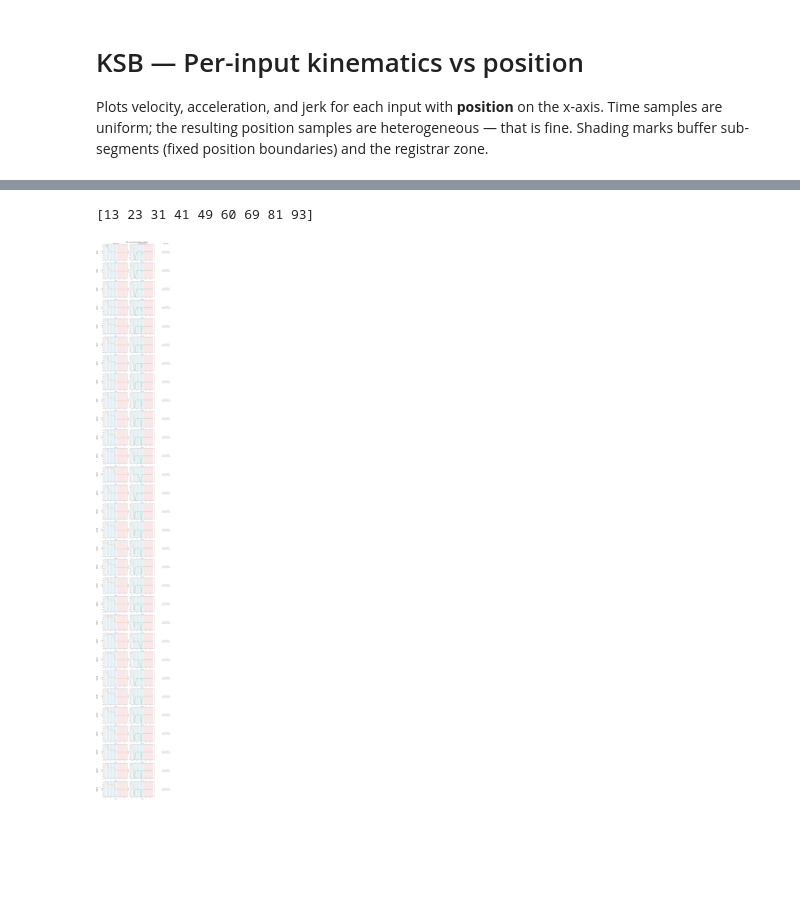
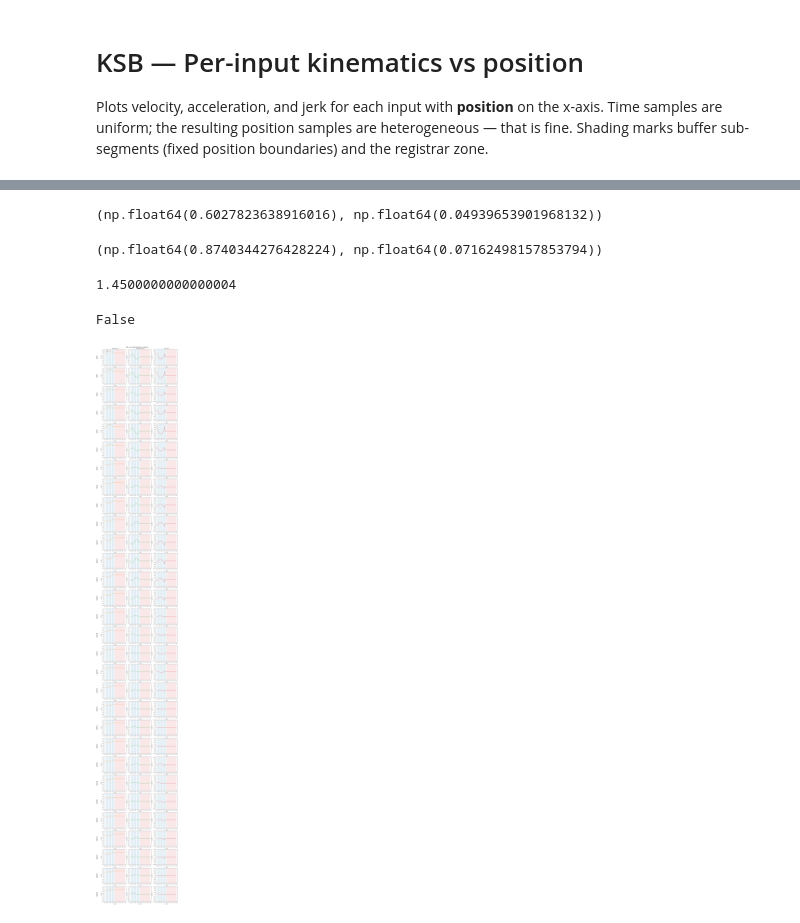
Before and after one commit to JvPost/Portfolio, a Jupyter notebook: ksb/notebooks/plot_inputs_vs_position.ipynb, the cells around one changed output, grey strips where cells are left out. Drawn from its saved outputs; the diff is of its cells as text; code cells hidden in the pictures; blank space fills up the shorter version.

```diff
--- a/ksb/notebooks/plot_inputs_vs_position.ipynb
+++ b/ksb/notebooks/plot_inputs_vs_position.ipynb
@@ -43,2 +43,12 @@ cfg
  'a_max_sync': 25.0,
  'j_max_sync': 300}
+# %%
+n_experiments = 40
+b = cfg['batch']
+t_start_diffs = np.empty((n_experiments, b-1))
+t_spawn_diffs = np.empty((n_experiments, b-1))
+for i in range(n_experiments):
+    sim = KSBSimulation(cfg=cfg)
+    result = sim.run(seed=42+i, skip_pair_records=True)
+    t_start_diffs[i] = np.diff(result.t_control_start)
+    t_spawn_diffs[i] = np.diff(result.t_spawn)
@@ -44,0 +62,13 @@ cfg
+# %%
+upstream_mean_gap = (t_spawn_diffs.ravel() * sim.vu).mean() # upstream mean gap
+upstream_std_gap = ((t_spawn_diffs.ravel() * sim.vu).std()) # upstream gap std
+# this is exactly right as we have in the config
+upstream_mean_gap, upstream_std_gap
+# %% [output]
+(np.float64(0.6027823638916016), np.float64(0.04939653901968132))
+# %%
+buffer_mean_gap = ((t_spawn_diffs.ravel() * sim.vc).mean()) # buffer mean gap
+buffer_std_gap = ((t_spawn_diffs.ravel() * sim.vc).std()) # buffer gap std
+buffer_mean_gap, buffer_std_gap
+# %% [output]
+(np.float64(0.8740344276428224), np.float64(0.07162498157853794))
@@ -45,9 +79,14 @@ cfg
+# %%
+sim.vc / sim.vu
+# %% [output]
+1.4500000000000004
+# %%
+(cfg['eta_v'] * sim.vd) == sim.vc
+# %% [output]
+False
 # %%
 sim = KSBSimulation(cfg=cfg)
 result = sim.run(seed=42, skip_pair_records=True)
-print(result.skip_indices + 1)
-# %% [output]
-[13 23 31 41 49 60 69 81 93]
 # %%
 N        = 30
 i_start  = 0
@@ -77,9 +116,9 @@ for col, label in enumerate(COL_LABELS):
 
 for i in range(N):
     segs = result.system_trajectories[i + i_start].segments
-    buff_traj     = segs[1]
-    straddle_traj = segs[2]
-    reg_traj      = segs[3]
+    buff_traj     = segs[2]
+    straddle_traj = segs[3]
+    reg_traj      = segs[4]
 
     combined_traj = CompositeTrajectory(
         x0=buff_traj.x0,
@@ -126,31 +165,31 @@ for i in range(N):
 
     # col 1 — acceleration
     axes[i, 1].plot(pos, states[A], color='C2')
     _shade(axes[i, 1])
     axes[i, 1].set_xlabel('p (m)')
     axes[i, 1].set_ylabel('a (m/s²)')
     axes[i, 1].set_ylim(-1.05*Amax, 1.05*Amax)
 
     # col 2 — jerk
     if jerk is not None:
         axes[i, 2].plot(pos, jerk, color='C3')
         _shade(axes[i, 2])
         axes[i, 2].set_xlabel('p (m)')
         axes[i, 2].set_ylabel('j (m/s³)')
         axes[i, 2].set_ylim(-jmax * 1.05, jmax * 1.05)
     else:
         axes[i, 2].axis('off')
         axes[i, 2].text(
             0.5, 0.5,
             'Jerk not available\n(segment type has no\nanalytical jerk method)',
             ha='center', va='center',
             transform=axes[i, 2].transAxes,
             fontsize=9, color='gray',
         )
 
     if i == 0:
         axes[i, 0].legend(fontsize=7, loc='upper left')
 
 plt.show()
 # %% [output]
-[figure, old version]
+[figure, new version]
```
Also changed, not shown: parts of 3 cells of this notebook, 10 other files.
